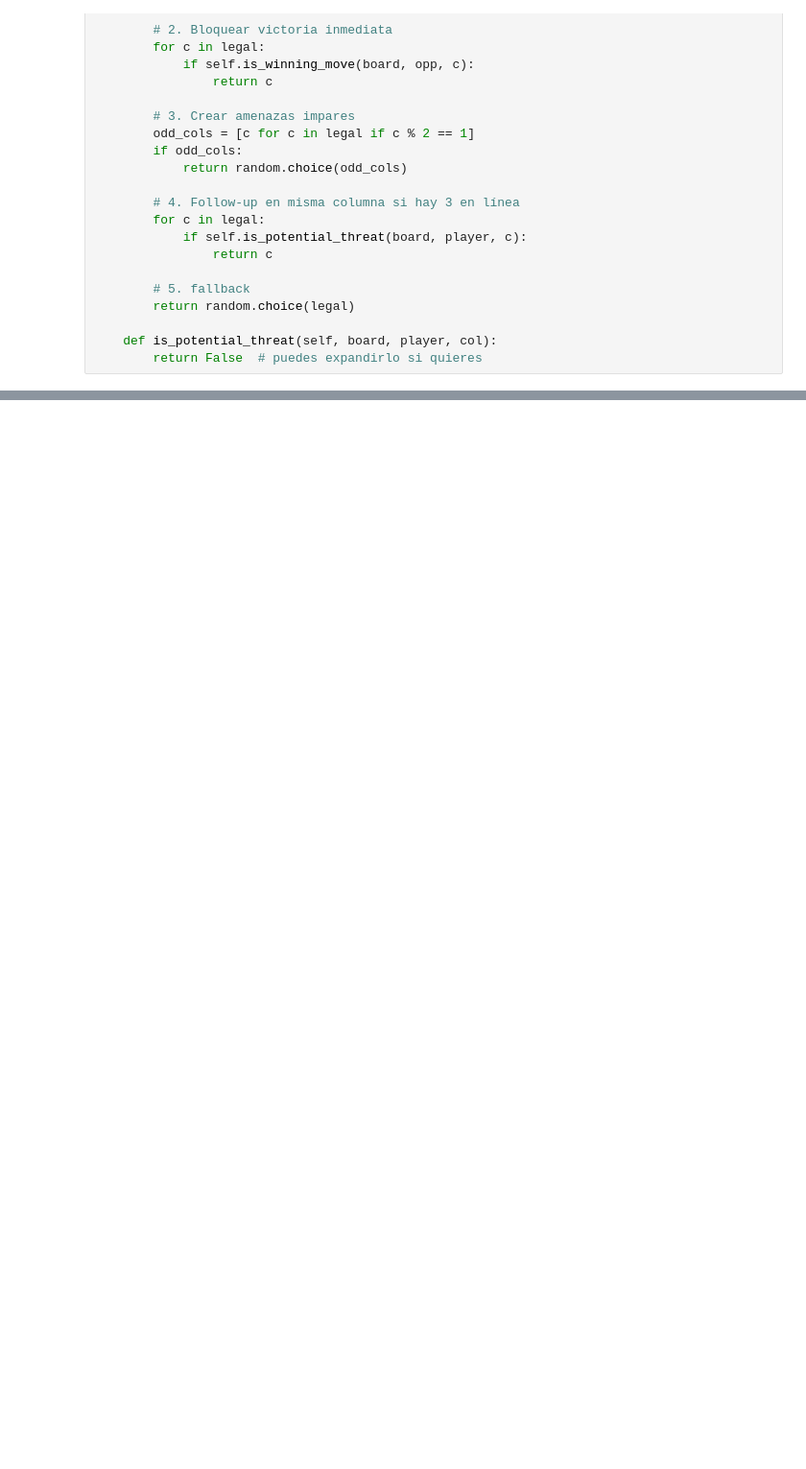
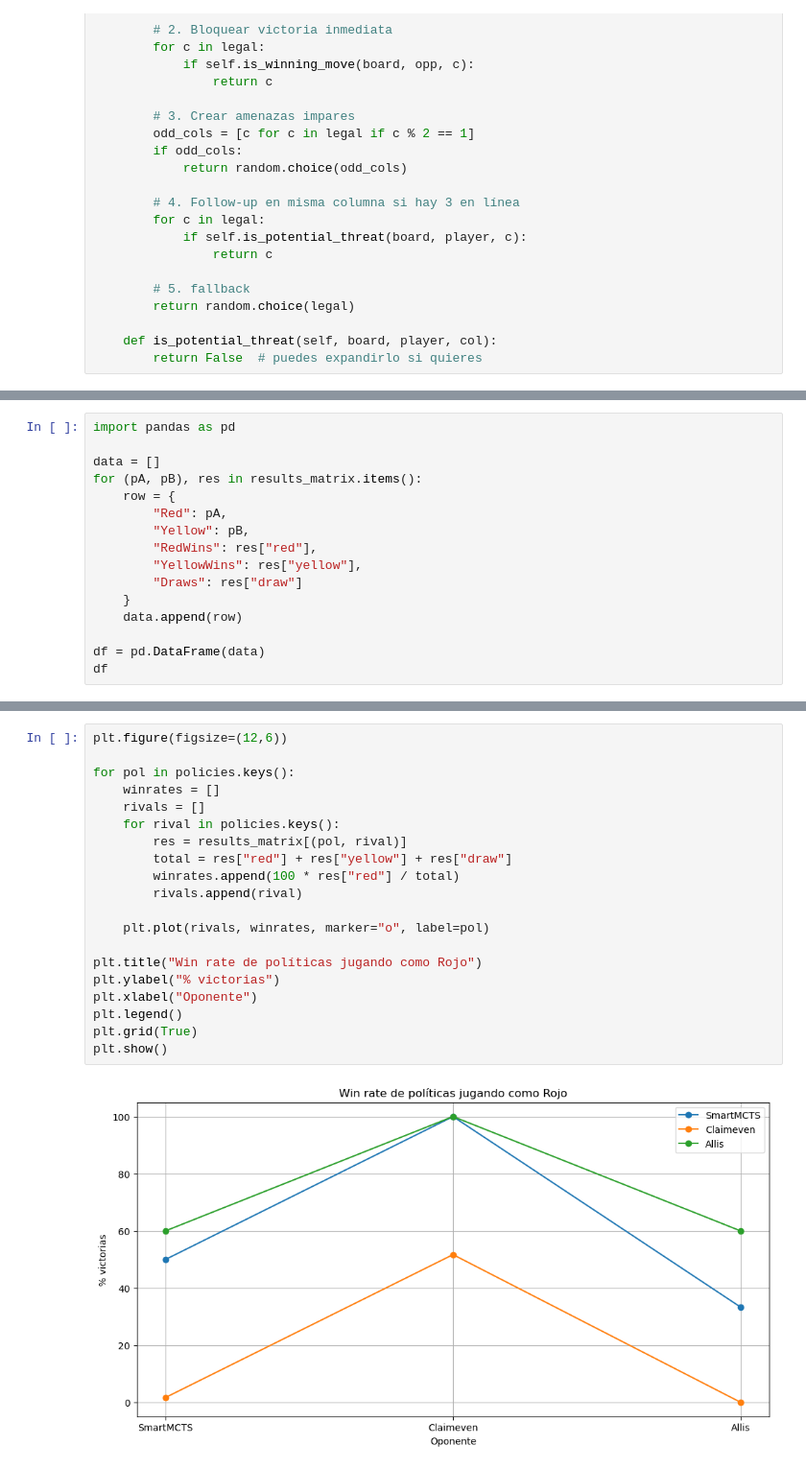
Before and after one commit to 1JuL/ai_fundamentals_fp, a Jupyter notebook: tournament/compares.ipynb, the cells around one changed output, grey strips where cells are left out. Shown: that part at 96% size. Cells and saved outputs as stored; diff of their text form; blank space fills up the shorter version.

```diff
--- a/tournament/compares.ipynb
+++ b/tournament/compares.ipynb
@@ -110,0 +135,16 @@ class AllisStrategyPolicy(Policy):
+# %%
+import pandas as pd
+
+data = []
+for (pA, pB), res in results_matrix.items():
+    row = {
+        "Red": pA,
+        "Yellow": pB,
+        "RedWins": res["red"],
+        "YellowWins": res["yellow"],
+        "Draws": res["draw"]
+    }
+    data.append(row)
+
+df = pd.DataFrame(data)
+df
@@ -110,0 +162,22 @@ class AllisStrategyPolicy(Policy):
+# %%
+plt.figure(figsize=(12,6))
+
+for pol in policies.keys():
+    winrates = []
+    rivals = []
+    for rival in policies.keys():
+        res = results_matrix[(pol, rival)]
+        total = res["red"] + res["yellow"] + res["draw"]
+        winrates.append(100 * res["red"] / total)
+        rivals.append(rival)
+
+    plt.plot(rivals, winrates, marker="o", label=pol)
+
+plt.title("Win rate de políticas jugando como Rojo")
+plt.ylabel("% victorias")
+plt.xlabel("Oponente")
+plt.legend()
+plt.grid(True)
+plt.show()
+# %% [output]
+[figure, added]
```
Also changed, not shown: parts of 9 cells of this notebook.
